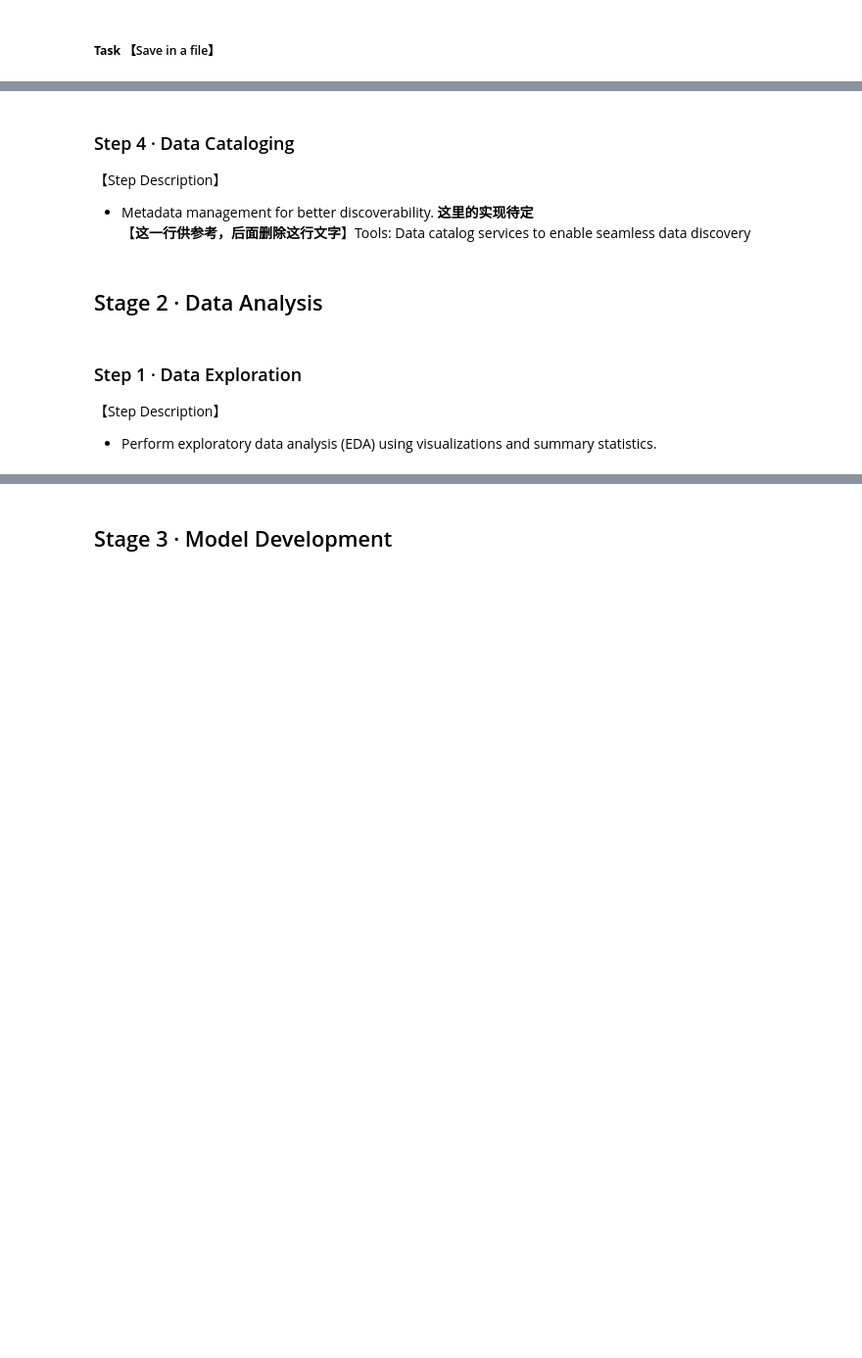
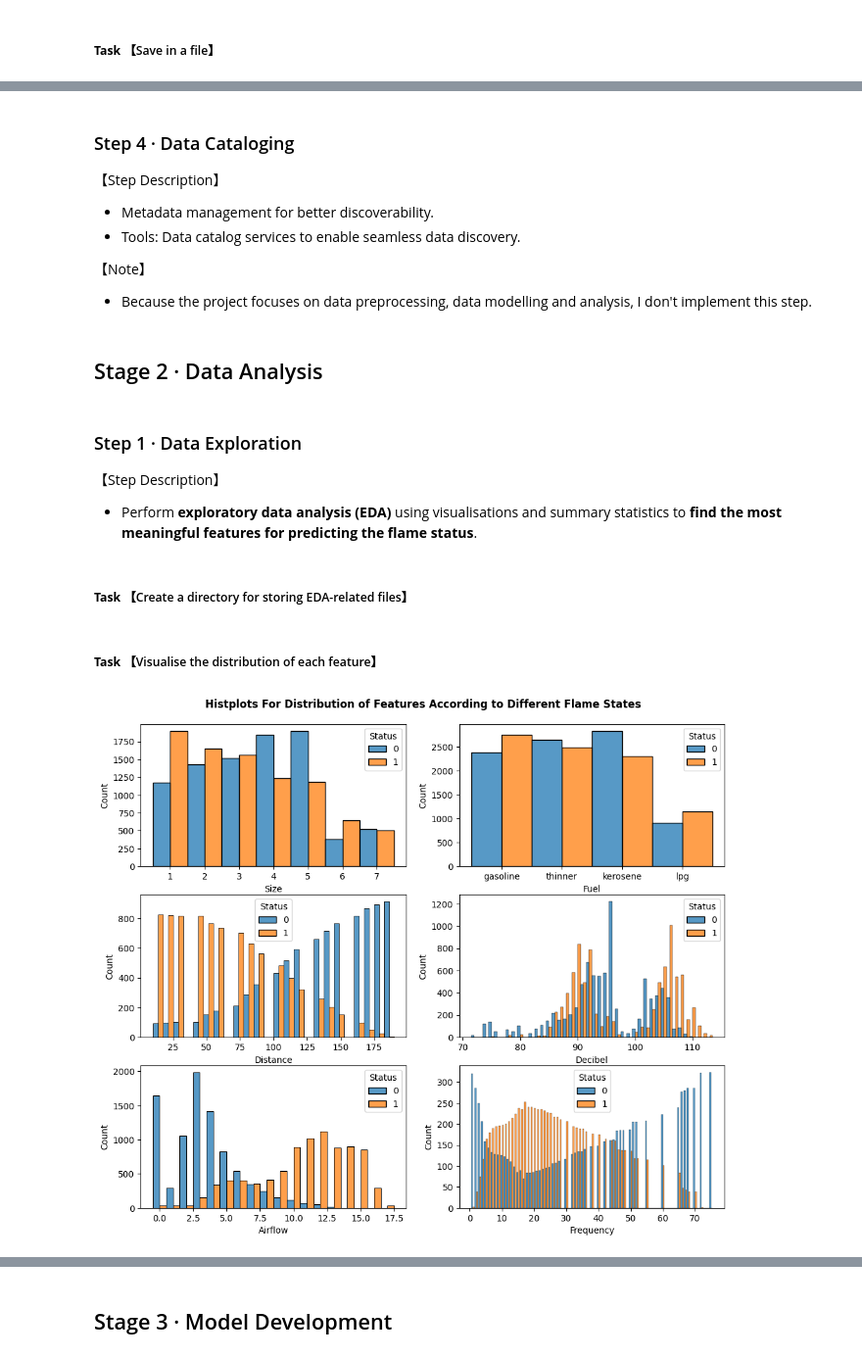
Before and after one commit to Morri3/DMA, a Jupyter notebook: YiqianZhang_20717331.ipynb, the cells around one changed output, grey strips where cells are left out. Shown at 98% size. Saved outputs shown, nothing was run; the diff lists cells and outputs as text; code cells hidden in the pictures; blank space fills up the shorter version.

```diff
--- a/YiqianZhang_20717331.ipynb
+++ b/YiqianZhang_20717331.ipynb
@@ -401,11 +525,16 @@ df_clean = df_raw.copy()
 # %% [markdown]
 ### Step 4 · Data Cataloging
 【Step Description】
-- Metadata management for better discoverability. **这里的实现待定** \
-【**这一行供参考，后面删除这行文字**】Tools: Data catalog services to enable seamless data discovery
+- Metadata management for better discoverability.
+- Tools: Data catalog services to enable seamless data discovery.
+
+【Note】
+- Because the project focuses on data preprocessing, data modelling and analysis, I don't implement this step.
 # %% [markdown]
 ## Stage 2 · Data Analysis
 # %% [markdown]
 ### Step 1 · Data Exploration
 【Step Description】
-- Perform exploratory data analysis (EDA) using visualizations and summary statistics.
+- Perform **exploratory data analysis (EDA)** using visualisations and summary statistics to **find the most meaningful features for predicting the flame status**.
+# %% [markdown]
+##### **Task** 【Create a directory for storing EDA-related files】
@@ -411,0 +543,36 @@ df_clean = df_raw.copy()
+# %% [markdown]
+##### **Task** 【Visualise the distribution of each feature】
+# %%
+def show_histplots(data):
+    """
+    Show histplots of six features.
+
+    Args:
+        data (object): The data to be used for plotting.
+    """
+
+    fig, ax = plt.subplots(3, 2, figsize=(12, 10))
+    ax = ax.flatten() # Flatten into a 1-D array
+    feat_names = data.columns # Get names of features
+    for i, feat in enumerate(feat_names):
+        if i >= len(ax):
+            break
+        if feat == 'Distance':
+            sns.histplot(
+                data=data, x=feat, hue='Status', multiple='dodge', ax=ax[i]
+            )
+        else:
+            sns.histplot(
+                data=data, x=feat, hue='Status', multiple='dodge', discrete=True, ax=ax[i]
+            )
+
+    # Save and show charts
+    plt.suptitle("Histplots For Distribution of Features According to Different Flame States",
+                 y=0.92, fontsize='large', fontweight='semibold')
+    plt.savefig('eda/feature_distribution_hist.png', dpi=300)
+    plt.show()
+    plt.close()
+
+show_histplots(df_clean)
+# %% [output]
+[figure, added]
```
Also changed, not shown: parts of 324 cells of this notebook, 2 other files.
